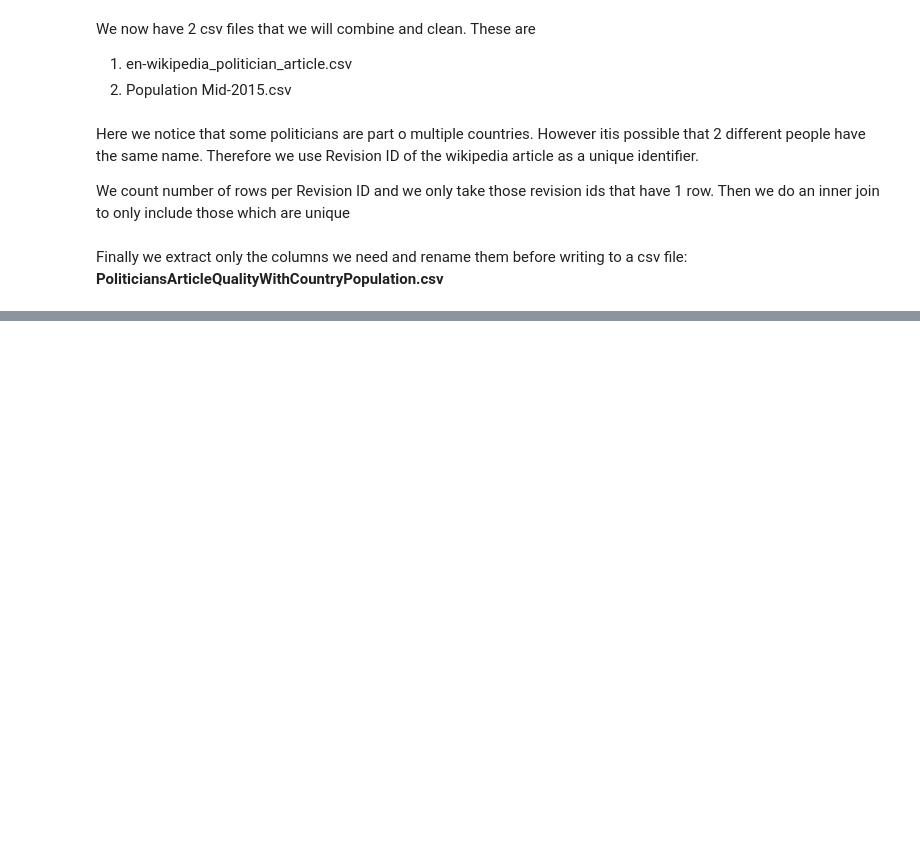
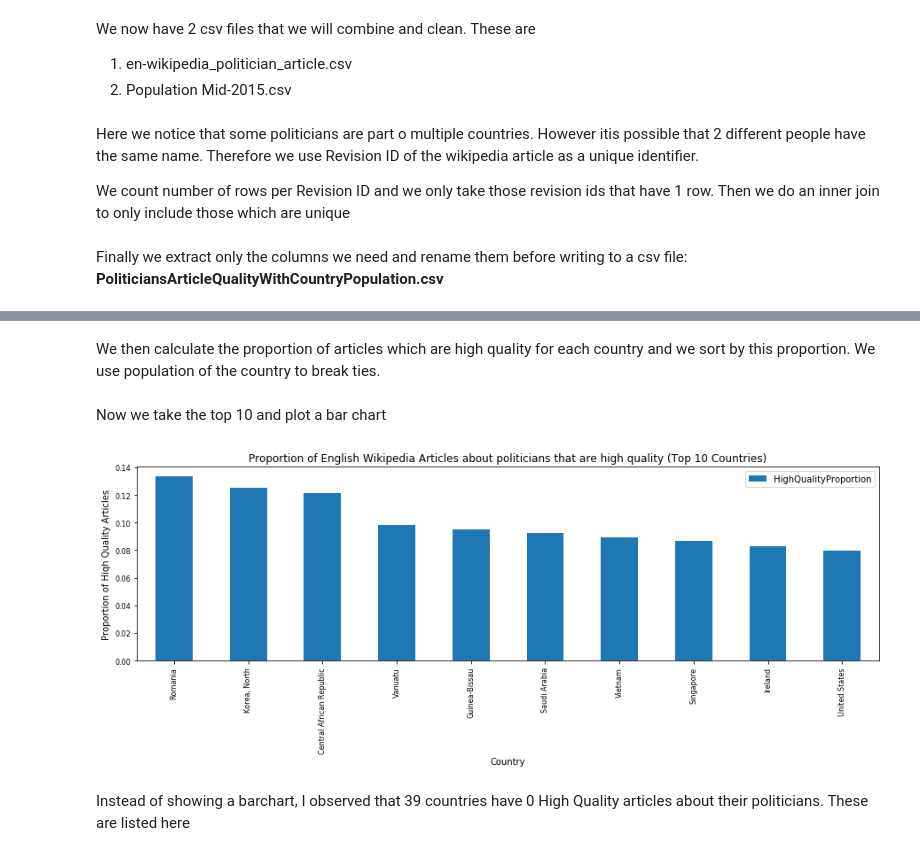
Before and after one commit to SalikWarsi/data-512-a2, a Jupyter notebook: hcds-a2-bias_demo.ipynb, the cells around one changed output, grey strips where cells are left out. Drawn from its saved outputs; the diff is of its cells as text; code cells hidden in the pictures; blank space fills up the shorter version.

```diff
--- a/hcds-a2-bias_demo.ipynb
+++ b/hcds-a2-bias_demo.ipynb
@@ -179,0 +249,27 @@ Combined.to_csv('PoliticiansArticleQualityWithCountryPopulation.csv',index=False
+# %%
+data['IsHighQuality'] = (data['article_quality'] == 'FA') | (data['article_quality'] == 'GA')
+# %% [markdown]
+We then calculate the proportion of articles which are high quality for each country and we sort by this proportion. We use population of the country to break ties.
+# %%
+qualityPerCountry = pd.DataFrame({'population' : data.groupby( ['country'] )['population'].mean(),
+                                  'HighQualityProportion' : data.groupby( ['country'] )['IsHighQuality'].mean()}).reset_index()
+qualityPerCountry.sort_values(by=['HighQualityProportion', 'population'], ascending=[False,True], inplace=True)
+# %% [markdown]
+Now we take the top 10 and plot a bar chart
+# %%
+qualityPerCountryTop = qualityPerCountry[:10]
+
+qualityPerCountryTop.plot.bar(x='country', y = 'HighQualityProportion',fontsize = 8)
+plt.subplots_adjust(bottom=0.5)
+plt.xlabel('Country')  # Add a label to the x-axis
+plt.ylabel('Proportion of Hiqh Quality Articles')  # Add a label to the y-axis
+plt.title('Proportion of English Wikipedia Articles about politicians that are high quality (Top 10 Countries)')  # Add a plot title
+
+
+plt.savefig('Top10QualityArticleRatio.png')
+plt.show()
+# %% [output]
+[figure, added]
+# %% [markdown]
+Instead of showing a barchart, I observed that 39 countries have 0 High Quality articles about their politicians.
+These are listed here
```
Also changed, not shown: parts of 16 cells of this notebook, 9 other files.
